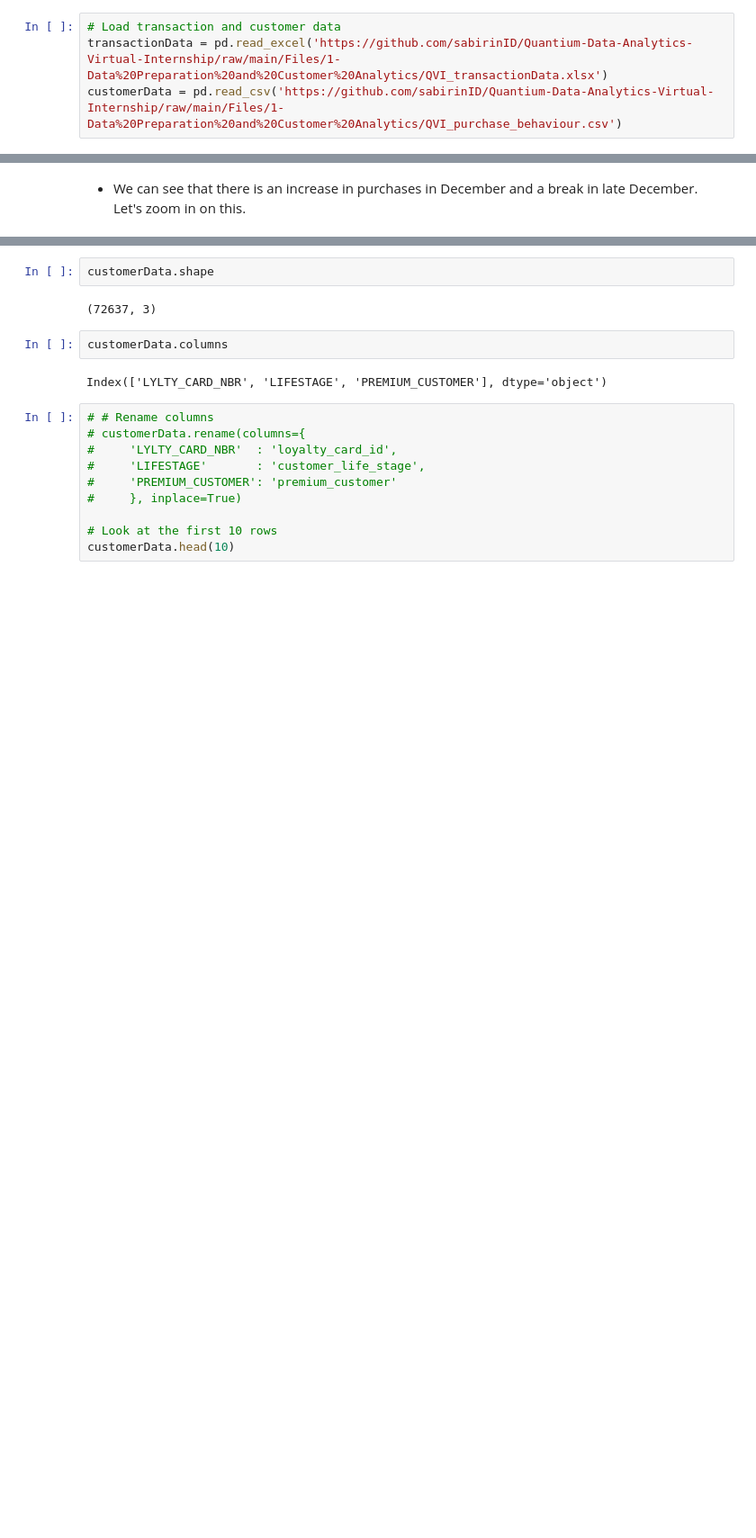
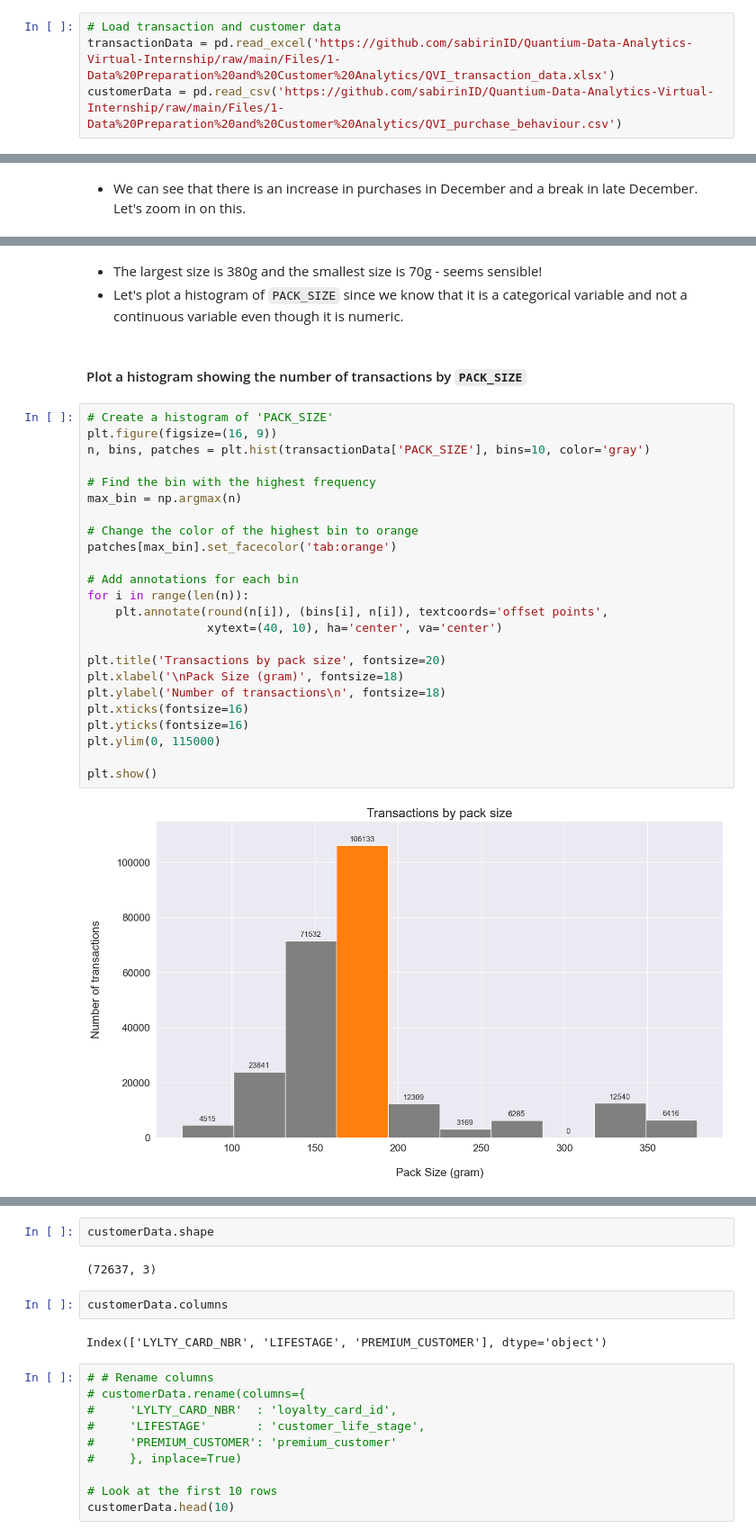
Before and after one commit to sabirinID/Quantium-Data-Analytics-Virtual-Internship, a Jupyter notebook: Files/1-Data Preparation and Customer Analytics/1-Data Preparation.ipynb, the cells around one changed output, grey strips where cells are left out. Shown at 90% size. Drawn from its saved outputs; the diff is of its cells as text; blank space fills up the shorter version.

```diff
--- a/Files/1-Data Preparation and Customer Analytics/1-Data Preparation.ipynb
+++ b/Files/1-Data Preparation and Customer Analytics/1-Data Preparation.ipynb
@@ -40,7 +40,7 @@ Seaborn 0.12.2
 ## Load data with pandas
 # %%
 # Load transaction and customer data
-transactionData = pd.read_excel('https://github.com/sabirinID/Quantium-Data-Analytics-Virtual-Internship/raw/main/Files/1-Data%20Preparation%20and%20Customer%20Analytics/QVI_transactionData.xlsx')
+transactionData = pd.read_excel('https://github.com/sabirinID/Quantium-Data-Analytics-Virtual-Internship/raw/main/Files/1-Data%20Preparation%20and%20Customer%20Analytics/QVI_transaction_data.xlsx')
 customerData = pd.read_csv('https://github.com/sabirinID/Quantium-Data-Analytics-Virtual-Internship/raw/main/Files/1-Data%20Preparation%20and%20Customer%20Analytics/QVI_purchase_behaviour.csv')
 # %% [markdown]
 ---
@@ -366,0 +462,32 @@ December. Let's zoom in on this.
+# %% [markdown]
+- The largest size is 380g and the smallest size is 70g - seems sensible!
+- Let's plot a histogram of `PACK_SIZE` since we know that it is a categorical
+variable and not a continuous variable even though it is numeric.
+# %% [markdown]
+#### Plot a histogram showing the number of transactions by `PACK_SIZE`
+# %%
+# Create a histogram of 'PACK_SIZE'
+plt.figure(figsize=(16, 9))
+n, bins, patches = plt.hist(transactionData['PACK_SIZE'], bins=10, color='gray')
+
+# Find the bin with the highest frequency
+max_bin = np.argmax(n)
+
+# Change the color of the highest bin to orange
+patches[max_bin].set_facecolor('tab:orange')
+
+# Add annotations for each bin
+for i in range(len(n)):
+    plt.annotate(round(n[i]), (bins[i], n[i]), textcoords='offset points',
+                 xytext=(40, 10), ha='center', va='center')
+
+plt.title('Transactions by pack size', fontsize=20)
+plt.xlabel('\nPack Size (gram)', fontsize=18)
+plt.ylabel('Number of transactions\n', fontsize=18)
+plt.xticks(fontsize=16)
+plt.yticks(fontsize=16)
+plt.ylim(0, 115000)
+
+plt.show()
+# %% [output]
+[figure, added]
```
Also changed, not shown: parts of 33 cells of this notebook.
